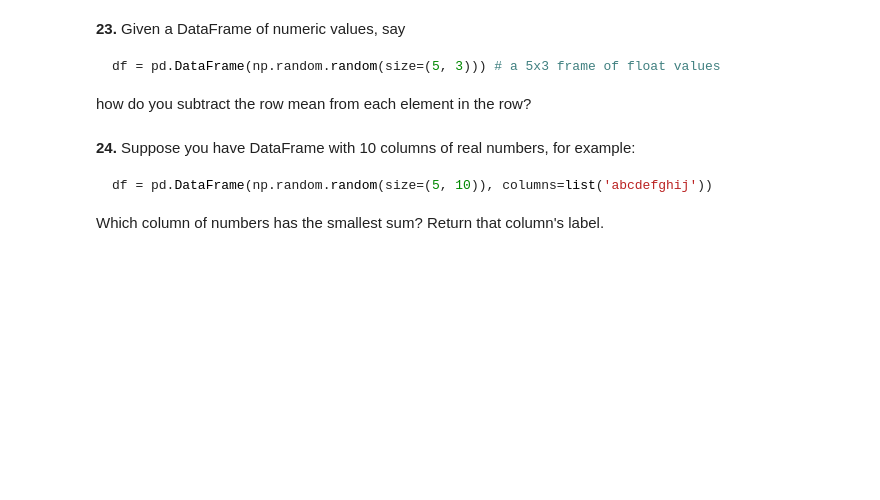
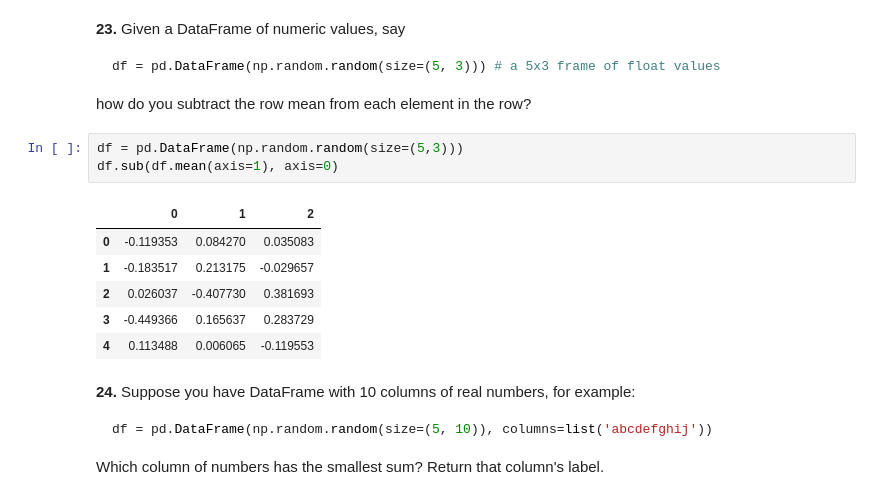
Before and after one commit to Abdulhaseeb0/100-pandas-puzzles, a Jupyter notebook: 100-pandas-puzzles.ipynb, the cells around one changed output. Drawn from its saved outputs; the diff is of its cells as text; blank space fills up the shorter version.

````diff
--- a/100-pandas-puzzles.ipynb
+++ b/100-pandas-puzzles.ipynb
@@ -333,6 +354,16 @@ df = pd.DataFrame(np.random.random(size=(5, 3))) # a 5x3 frame of float values
 ```
 
 how do you subtract the row mean from each element in the row?
+# %%
+df = pd.DataFrame(np.random.random(size=(5,3)))
+df.sub(df.mean(axis=1), axis=0)
+# %% [output]
+|  | 0 | 1 | 2 |
+| 0 | -0.119353 | 0.084270 | 0.035083 |
+| 1 | -0.183517 | 0.213175 | -0.029657 |
+| 2 | 0.026037 | -0.407730 | 0.381693 |
+| 3 | -0.449366 | 0.165637 | 0.283729 |
+| 4 | 0.113488 | 0.006065 | -0.119553 |
 # %% [markdown]
 **24.** Suppose you have DataFrame with 10 columns of real numbers, for example:
 
````
Also changed, not shown: parts of 2 cells of this notebook.
